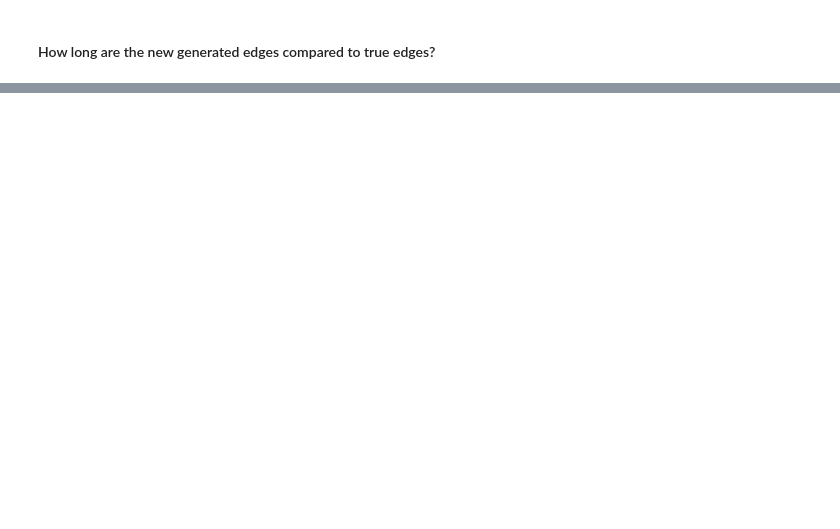
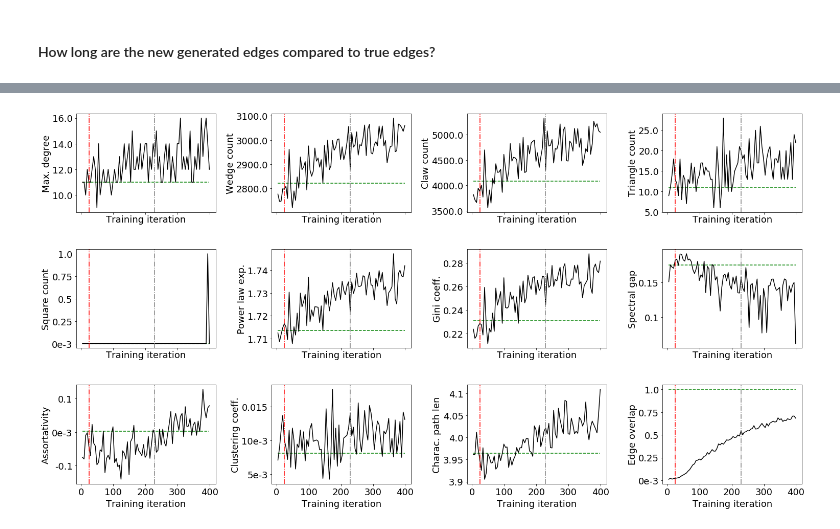
Before and after one commit to hheidrich/Net, a Jupyter notebook: exp/SyntheticGraphs.ipynb, the cells around one changed output, grey strips where cells are left out. Drawn from its saved outputs; the diff is of its cells as text; code cells hidden in the pictures; blank space fills up the shorter version.

```diff
--- a/exp/SyntheticGraphs.ipynb
+++ b/exp/SyntheticGraphs.ipynb
@@ -194,0 +210,12 @@ Average length in true kNN graph=0.553, for new edges=2.222.
+# %%
+sizes = [150, 150]
+p = 0.025
+q = 0.008
+probs = q * np.ones((len(sizes), len(sizes)))
+np.fill_diagonal(probs, p)
+
+Xs, Ys = classes_to_points(sizes)
+G = nx.stochastic_block_model(sizes, probs)
+A = nx.to_scipy_sparse_matrix(G)
+
+plot_graph(Xs=Xs, A=A, classes=Ys)
@@ -194,0 +224,12 @@ Average length in true kNN graph=0.553, for new edges=2.222.
+# %%
+train_graph, sampled_graph, statistics_logger = main(A=A,
+                                                     H=8,
+                                                     steps=400,
+                                                     optimizer_args={'lr': 0.01})
+
+relevant_keys = ['d_max', 'wedge_count', 'claw_count', 'triangle_count', 'square_count',
+                 'power_law_exp', 'gini', 'spectral_gap', 'assortativity', 'clustering_coefficient',
+                 'cpl', 'overlap']
+
+statistics_logger.print_statistics(keys=relevant_keys, EO_criterion=0.52, max_patience_for_VAL=3)
+# %% [output]
@@ -194,0 +244 @@ Average length in true kNN graph=0.553, for new edges=2.222.
+[figure, added]
```
Also changed, not shown: parts of 45 cells of this notebook.
